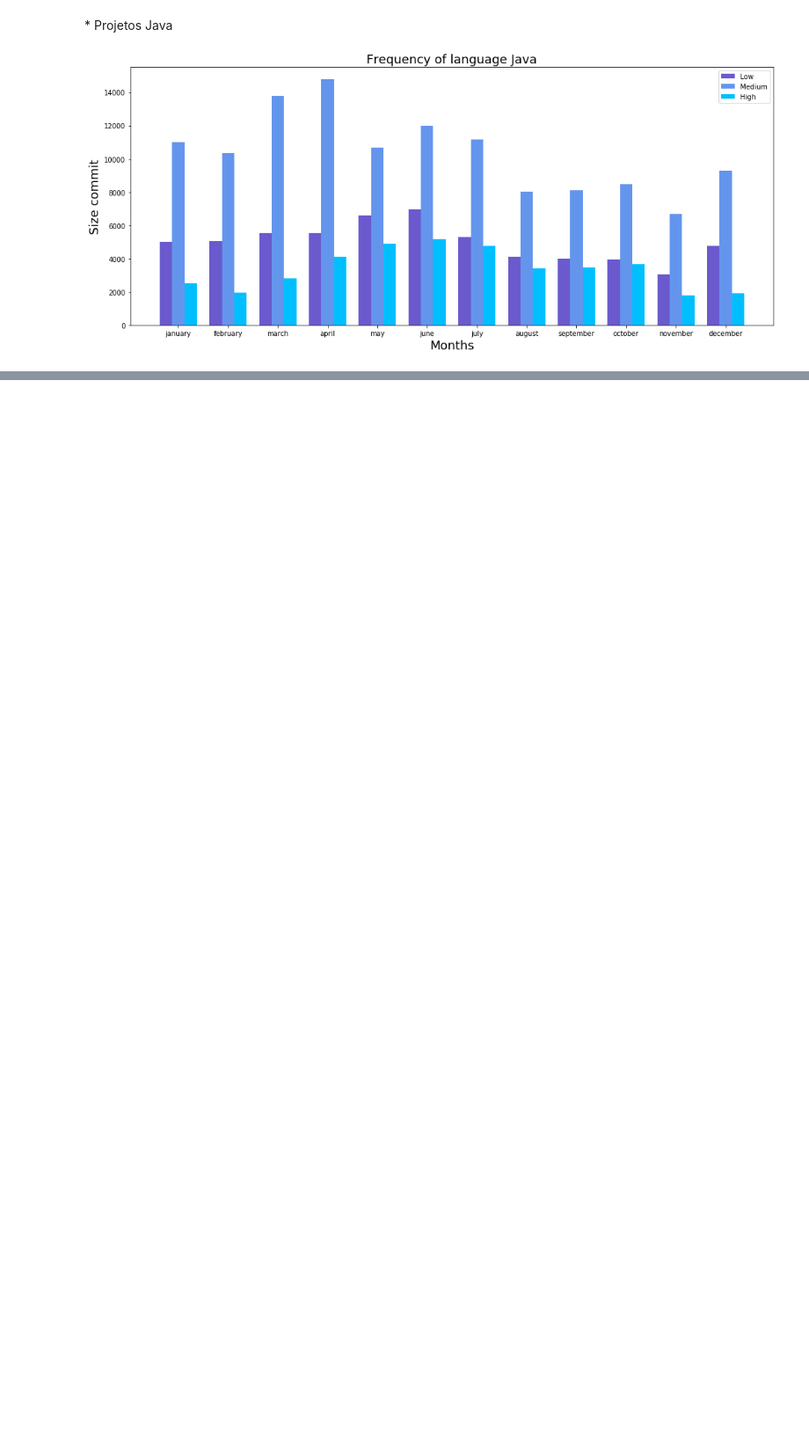
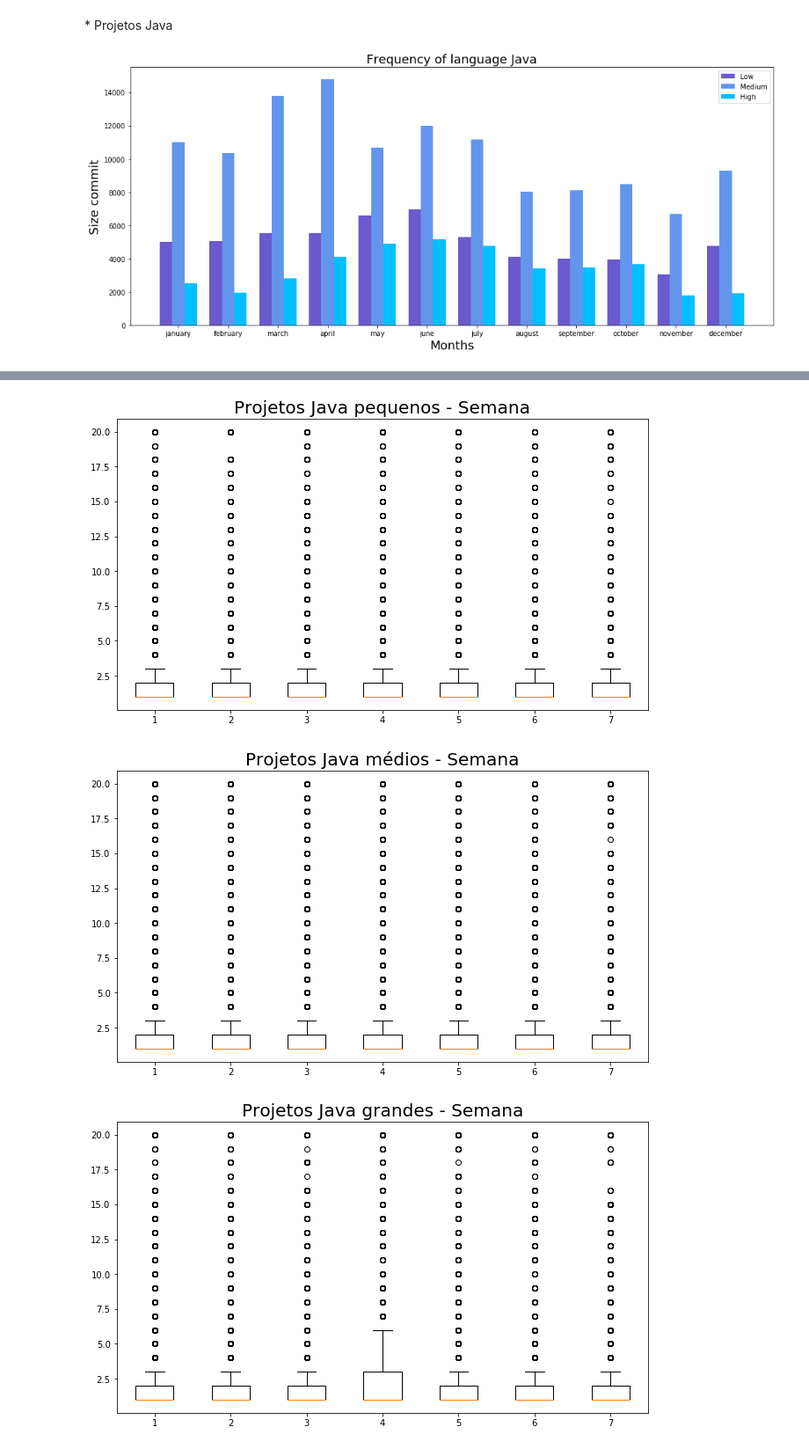
Before and after one commit to wagnernegrao/ci-analysis, a Jupyter notebook: ci_analysis.ipynb, the cells around one changed output, grey strips where cells are left out. Shown at 88% size. Drawn from its saved outputs; the diff is of its cells as text; code cells hidden in the pictures; blank space fills up the shorter version.

```diff
--- a/ci_analysis.ipynb
+++ b/ci_analysis.ipynb
@@ -545,0 +358,19 @@ plot_bar(0, 'Java', month_low, month_medium, month_high)
+# %%
+dataframe_l = size_project('java', 2)
+dataframe_m = size_project('java', 3)
+dataframe_h = size_project('java', 4)
+
+# dataframe = dataframe.loc[dataframe['gh_num_commits_in_push'] > ?]
+# dataframe_l = dataframe_l.drop_duplicates(['tr_build_id']) # No projeto todo
+
+weekday_l = commits_weekday(dataframe_l)
+weekday_m = commits_weekday(dataframe_m)
+weekday_h = commits_weekday(dataframe_h)
+#print('1: {} - 2: {} - 3: {} - 4: {} - 5: {} - 6:{} - 7: {}'.format(weekday[0], weekday[1], weekday[2], weekday[3], weekday[4], weekday[5], weekday[6]))
+plot_box('Projetos Java pequenos - Semana', weekday_l[0], weekday_l[1], weekday_l[2], weekday_l[3], weekday_l[4], weekday_l[5], weekday_l[6])
+plot_box('Projetos Java médios - Semana', weekday_m[0], weekday_m[1], weekday_m[2], weekday_m[3], weekday_m[4], weekday_m[5], weekday_m[6])
+plot_box('Projetos Java grandes - Semana', weekday_h[0], weekday_h[1], weekday_h[2], weekday_h[3], weekday_h[4], weekday_h[5], weekday_h[6])
+# %% [output]
+[figure, added]
+[figure, added]
+[figure, added]
```
Also changed, not shown: parts of 38 cells of this notebook.
